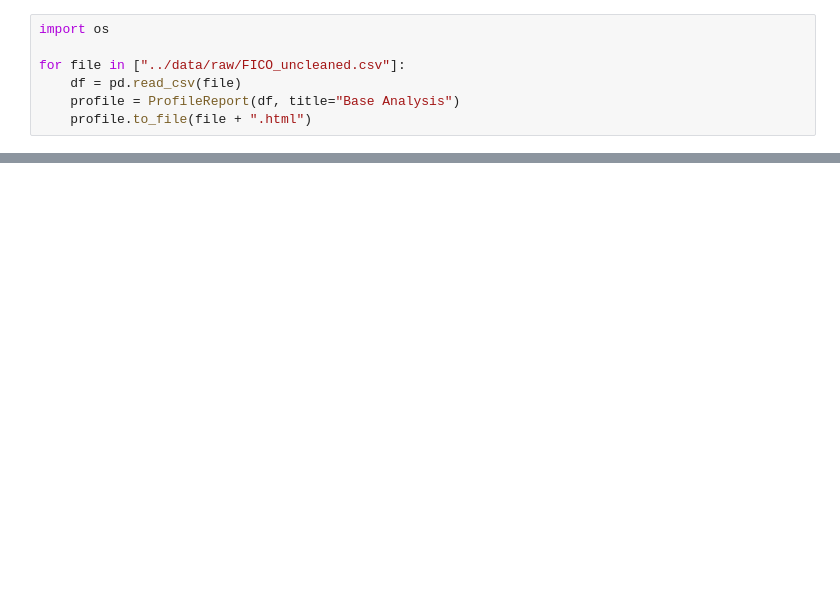
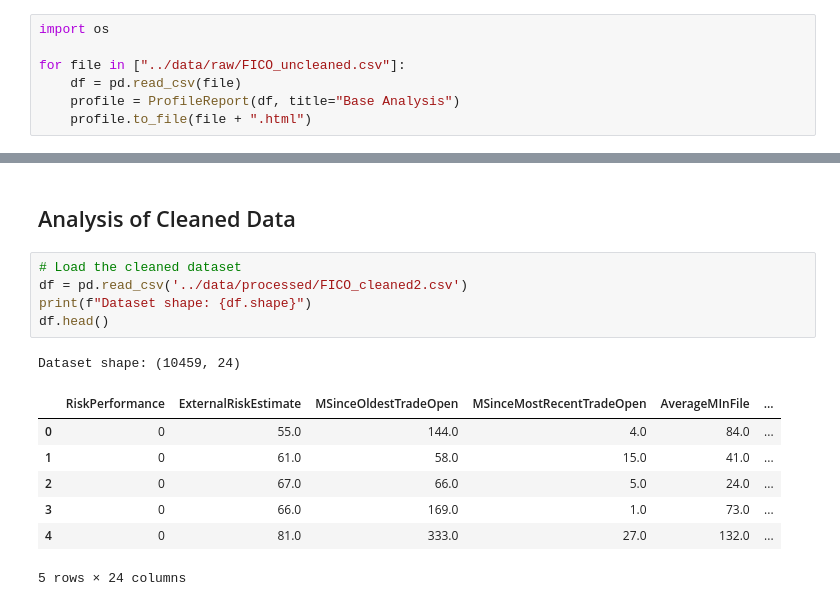
Before and after one commit to maxdokukin/ai-ml-cmpe-257-credit-risk, a Jupyter notebook: notebooks/01-eda.ipynb, the cells around one changed output, grey strips where cells are left out. Cells and saved outputs as stored; diff of their text form; blank space fills up the shorter version.

```diff
--- a/notebooks/01-eda.ipynb
+++ b/notebooks/01-eda.ipynb
@@ -24,0 +81,16 @@ import matplotlib.pyplot as plt
+# %% [markdown]
+## Analysis of Cleaned Data
+# %%
+# Load the cleaned dataset
+df = pd.read_csv('../data/processed/FICO_cleaned2.csv')
+print(f"Dataset shape: {df.shape}")
+df.head()
+# %% [output]
+Dataset shape: (10459, 24)
+|  | RiskPerformance | ExternalRiskEstimate | MSinceOldestTradeOpen | MSinceMostRecentTradeOpen | AverageMInFile | ... |
+| 0 | 0 | 55.0 | 144.0 | 4.0 | 84.0 | ... |
+| 1 | 0 | 61.0 | 58.0 | 15.0 | 41.0 | ... |
+| 2 | 0 | 67.0 | 66.0 | 5.0 | 24.0 | ... |
+| 3 | 0 | 66.0 | 169.0 | 1.0 | 73.0 | ... |
+| 4 | 0 | 81.0 | 333.0 | 27.0 | 132.0 | ... |
+5 rows × 24 columns
```
Also changed, not shown: parts of 18 cells of this notebook.
